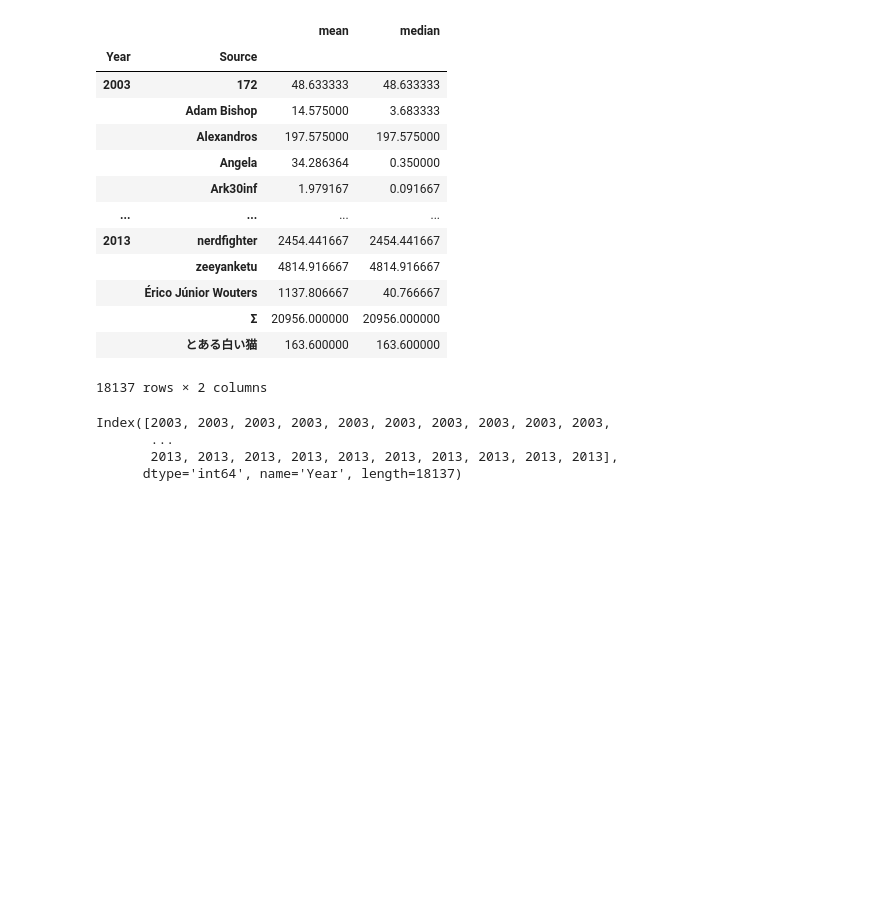
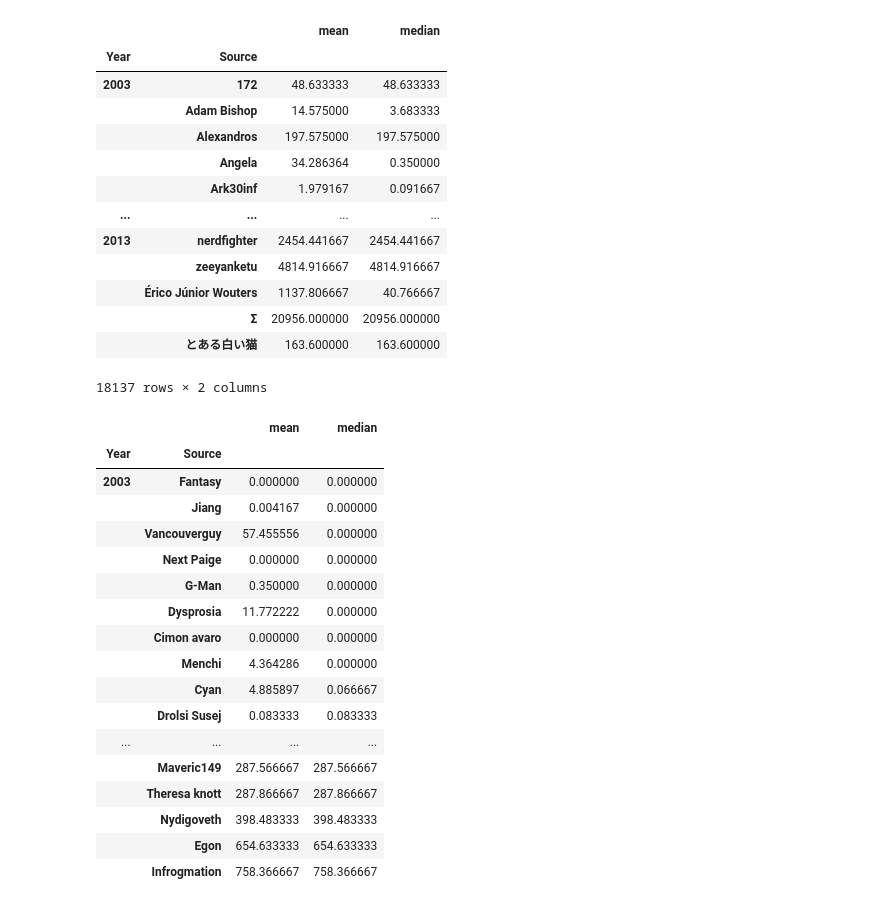
Before and after one commit to epfl-ada/ada-2023-project-abracadabra, a Jupyter notebook: network_gaelle.ipynb, the cells around one changed output. Saved outputs shown, nothing was run; the diff lists cells and outputs as text; code cells hidden in the pictures; blank space fills up the shorter version.

```diff
--- a/network_gaelle.ipynb
+++ b/network_gaelle.ipynb
@@ -248,10 +248,28 @@ stat_voting_time_per_year_per_source
 |  | Σ | 20956.000000 | 20956.000000 |
 |  | とある白い猫 | 163.600000 | 163.600000 |
 18137 rows × 2 columns
-# %%
-stat_voting_time_per_year_per_source.index.get_level_values(0) #donne les valeurs de la colonne Year
-# %% [output]
-Index([2003, 2003, 2003, 2003, 2003, 2003, 2003, 2003, 2003, 2003,
-       ...
-       2013, 2013, 2013, 2013, 2013, 2013, 2013, 2013, 2013, 2013],
-      dtype='int64', name='Year', length=18137)
+# %%
+source_2003=stat_voting_time_per_year_per_source[stat_voting_time_per_year_per_source.index.get_level_values(0)==2003] #donne les valeurs de la colonne Year
+source_2003_1st_voters = source_2003[source_2003['median']<24] #comment choisir le seuil??? en 2003 très peu de votes mais après bcp plus
+
+source_2003_ordered= source_2003.sort_values(by='median', ascending=True)
+source_2003_1st_voters_ordered= source_2003_1st_voters.sort_values(by='median', ascending=True)
+# %% [output]
+|  |  | mean | median |
+| Year | Source |  |  |
+| 2003 | Fantasy | 0.000000 | 0.000000 |
+|  | Jiang | 0.004167 | 0.000000 |
+|  | Vancouverguy | 57.455556 | 0.000000 |
+|  | Next Paige | 0.000000 | 0.000000 |
+|  | G-Man | 0.350000 | 0.000000 |
+|  | Dysprosia | 11.772222 | 0.000000 |
+|  | Cimon avaro | 0.000000 | 0.000000 |
+|  | Menchi | 4.364286 | 0.000000 |
+|  | Cyan | 4.885897 | 0.066667 |
+|  | Drolsi Susej | 0.083333 | 0.083333 |
+| ... | ... | ... | ... |
+|  | Maveric149 | 287.566667 | 287.566667 |
+|  | Theresa knott | 287.866667 | 287.866667 |
+|  | Nydigoveth | 398.483333 | 398.483333 |
+|  | Egon | 654.633333 | 654.633333 |
+|  | Infrogmation | 758.366667 | 758.366667 |
```
